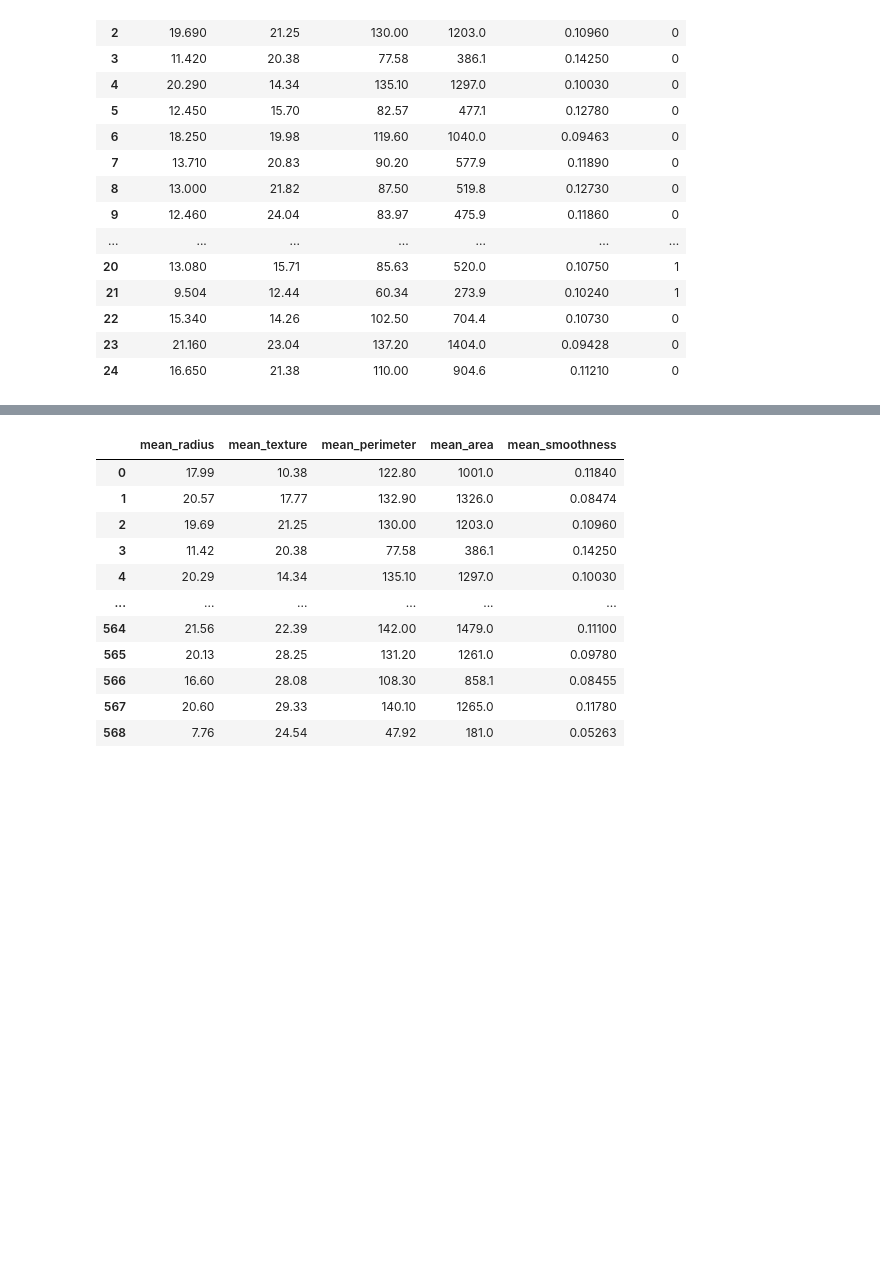
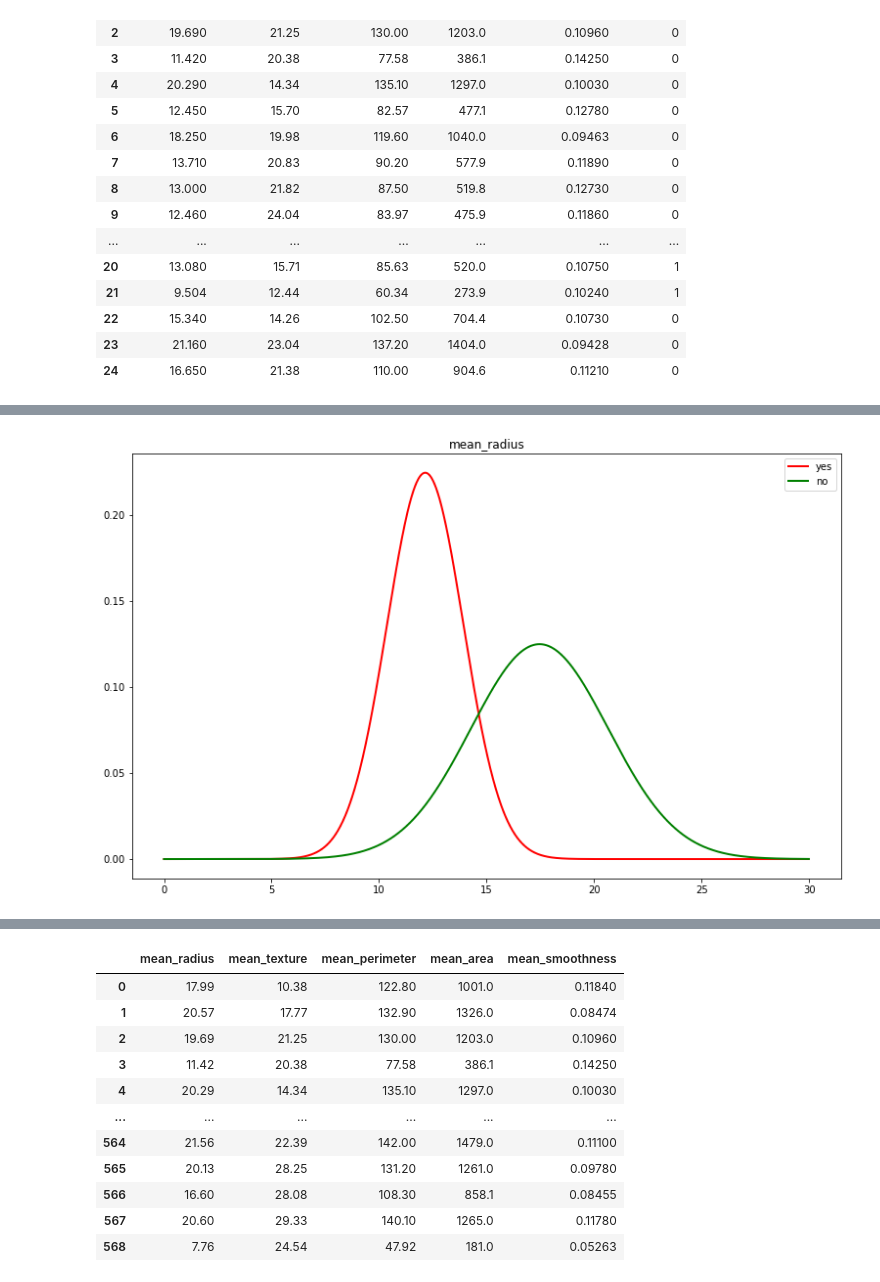
Before and after one commit to garfield-gray/Naive_Bayes, a Jupyter notebook: main.ipynb, the cells around one changed output, grey strips where cells are left out. Cells and saved outputs as stored; diff of their text form; code cells hidden in the pictures; blank space fills up the shorter version.

Commit message:
plotting normals done

```diff
--- a/main.ipynb
+++ b/main.ipynb
@@ -83,0 +73,12 @@ NameError: name 'D_np_var' is not defined
+# %%
+#for mean_radius
+plt.figure(figsize=(13,8))
+plt.title("mean_radius")
+plt.plot(X, 1/(np.sqrt(2 * np.pi*D_yes_var[0])) * np.exp( - (X - D_yes_mean[0])**2 / (2 * D_yes_var[0]) ),
+        linewidth=2, color='r', label = 'yes')
+plt.plot(X, 1/(np.sqrt(2 * np.pi*D_no_var[0])) * np.exp( - (X - D_no_mean[0])**2 / (2 * D_no_var[0]) ),
+        linewidth=2, color='g', label = 'no')
+plt.legend()
+plt.show()
+# %% [output]
+[figure, added]
```
Also changed, not shown: parts of 19 cells of this notebook.
